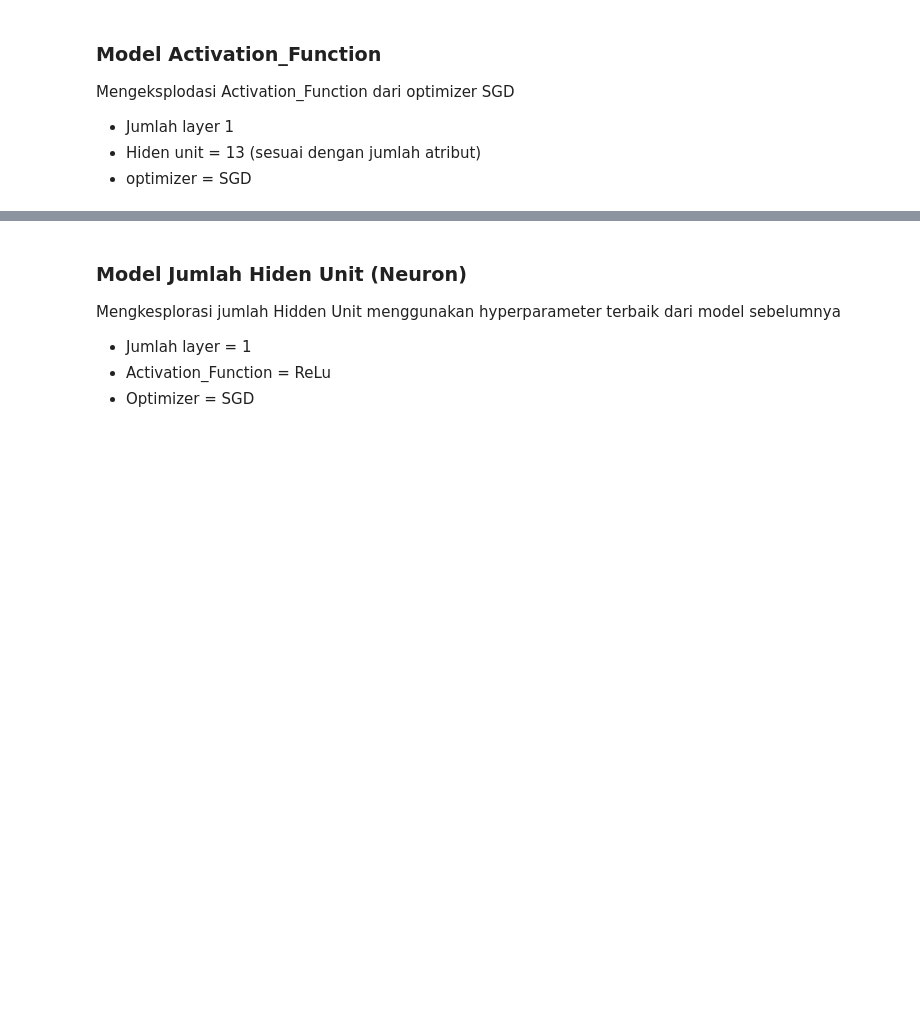
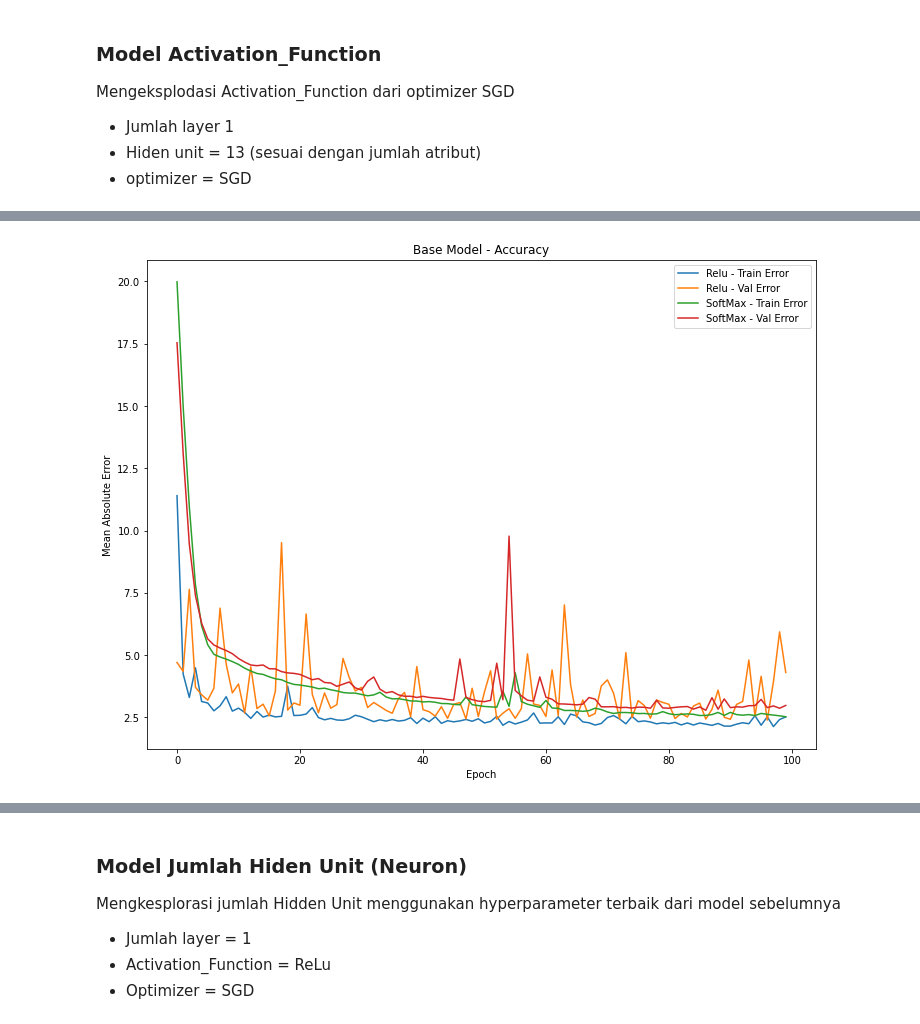
Before and after one commit to achluky/EI7007-Pebelejaran-Mesin-Lanjut, a Jupyter notebook: Tugas_1B_Regresi_Boston_Housing_Price_dengan_ANN.ipynb, the cells around one changed output, grey strips where cells are left out. Drawn from its saved outputs; the diff is of its cells as text; code cells hidden in the pictures; blank space fills up the shorter version.

```diff
--- a/Tugas_1B_Regresi_Boston_Housing_Price_dengan_ANN.ipynb
+++ b/Tugas_1B_Regresi_Boston_Housing_Price_dengan_ANN.ipynb
@@ -332,7 +382,7 @@ def build_model(activation_):
   return model
 # %%
 BATCH_SIZE = 32
-EPOCHS = 1000
+EPOCHS = 100
 class PrintDot(keras.callbacks.Callback):
   def on_epoch_end(self, epoch, logs):
     if epoch % 100 == 0: print('')
@@ -341,12 +391,12 @@ model = build_model('relu');
 history4 = model.fit(normed_train_data, # ReLu
                     train_labels,
                     epochs=EPOCHS,
-                    validation_split = 0.2,
+                    validation_data=(normed_test_data, test_labels),
                     verbose=0,
                     callbacks=[PrintDot()])
 # %%
 BATCH_SIZE = 32
-EPOCHS = 1000
+EPOCHS = 100
 class PrintDot(keras.callbacks.Callback):
   def on_epoch_end(self, epoch, logs):
     if epoch % 100 == 0: print('')
@@ -355,7 +405,7 @@ model = build_model('softmax');
 history5 = model.fit(normed_train_data, # softmax
                     train_labels,
                     epochs=EPOCHS,
-                    validation_split = 0.2,
+                    validation_data=(normed_test_data, test_labels),
                     verbose=0,
                     callbacks=[PrintDot()])
 # %%
@@ -368,0 +419,14 @@ Model Standar - SGD - SoftMax: 12.84 (21.30) MSE
+# %%
+plt.rcParams['figure.figsize'] = (12.0, 9.0)
+plt.plot(history4.epoch, hist4['mae'], label='Relu - Train Error')
+plt.plot(history4.epoch, hist4['val_mae'], label = 'Relu - Val Error')
+plt.plot(history5.epoch, hist5['mae'], label='SoftMax - Train Error')
+plt.plot(history5.epoch, hist5['val_mae'], label = 'SoftMax - Val Error')
+plt.title('Base Model - Accuracy')
+plt.ylabel('Mean Absolute Error')
+plt.xlabel('Epoch')
+plt.legend()
+plt.savefig('BaseModel-Accuracy-Activation-Function.jpg')
+plt.show()
+# %% [output]
+[figure, added]
```
Also changed, not shown: parts of 37 cells of this notebook.
